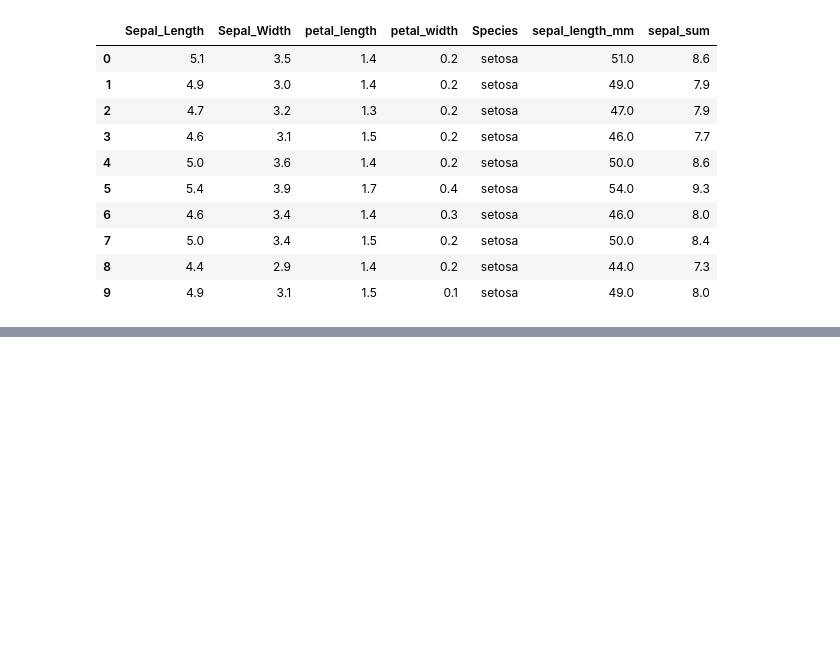
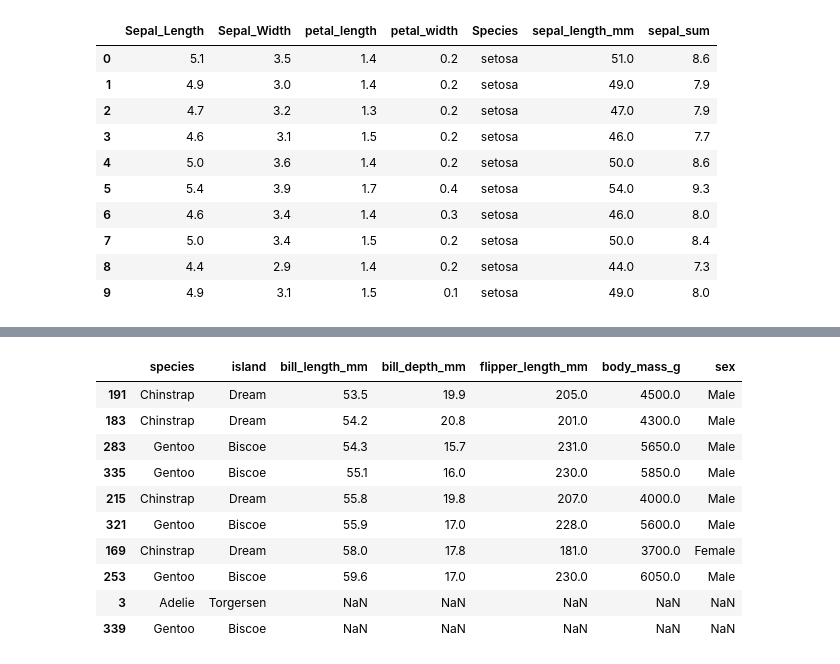
Before and after one commit to b3rian/Data_Science, a Jupyter notebook: tutorial.ipynb, the cells around one changed output, grey strips where cells are left out. Drawn from its saved outputs; the diff is of its cells as text; code cells hidden in the pictures; blank space fills up the shorter version.

```diff
--- a/tutorial.ipynb
+++ b/tutorial.ipynb
@@ -189,0 +186,14 @@ column: sepal_sum
+# %%
+dataSet.sort_values(by= 'bill_length_mm').tail(10)
+# %% [output]
+|  | species | island | bill_length_mm | bill_depth_mm | flipper_length_mm | body_mass_g | sex |
+| 191 | Chinstrap | Dream | 53.5 | 19.9 | 205.0 | 4500.0 | Male |
+| 183 | Chinstrap | Dream | 54.2 | 20.8 | 201.0 | 4300.0 | Male |
+| 283 | Gentoo | Biscoe | 54.3 | 15.7 | 231.0 | 5650.0 | Male |
+| 335 | Gentoo | Biscoe | 55.1 | 16.0 | 230.0 | 5850.0 | Male |
+| 215 | Chinstrap | Dream | 55.8 | 19.8 | 207.0 | 4000.0 | Male |
+| 321 | Gentoo | Biscoe | 55.9 | 17.0 | 228.0 | 5600.0 | Male |
+| 169 | Chinstrap | Dream | 58.0 | 17.8 | 181.0 | 3700.0 | Female |
+| 253 | Gentoo | Biscoe | 59.6 | 17.0 | 230.0 | 6050.0 | Male |
+| 3 | Adelie | Torgersen | NaN | NaN | NaN | NaN | NaN |
+| 339 | Gentoo | Biscoe | NaN | NaN | NaN | NaN | NaN |
```
Also changed, not shown: parts of 2 cells of this notebook, 1 other file.
